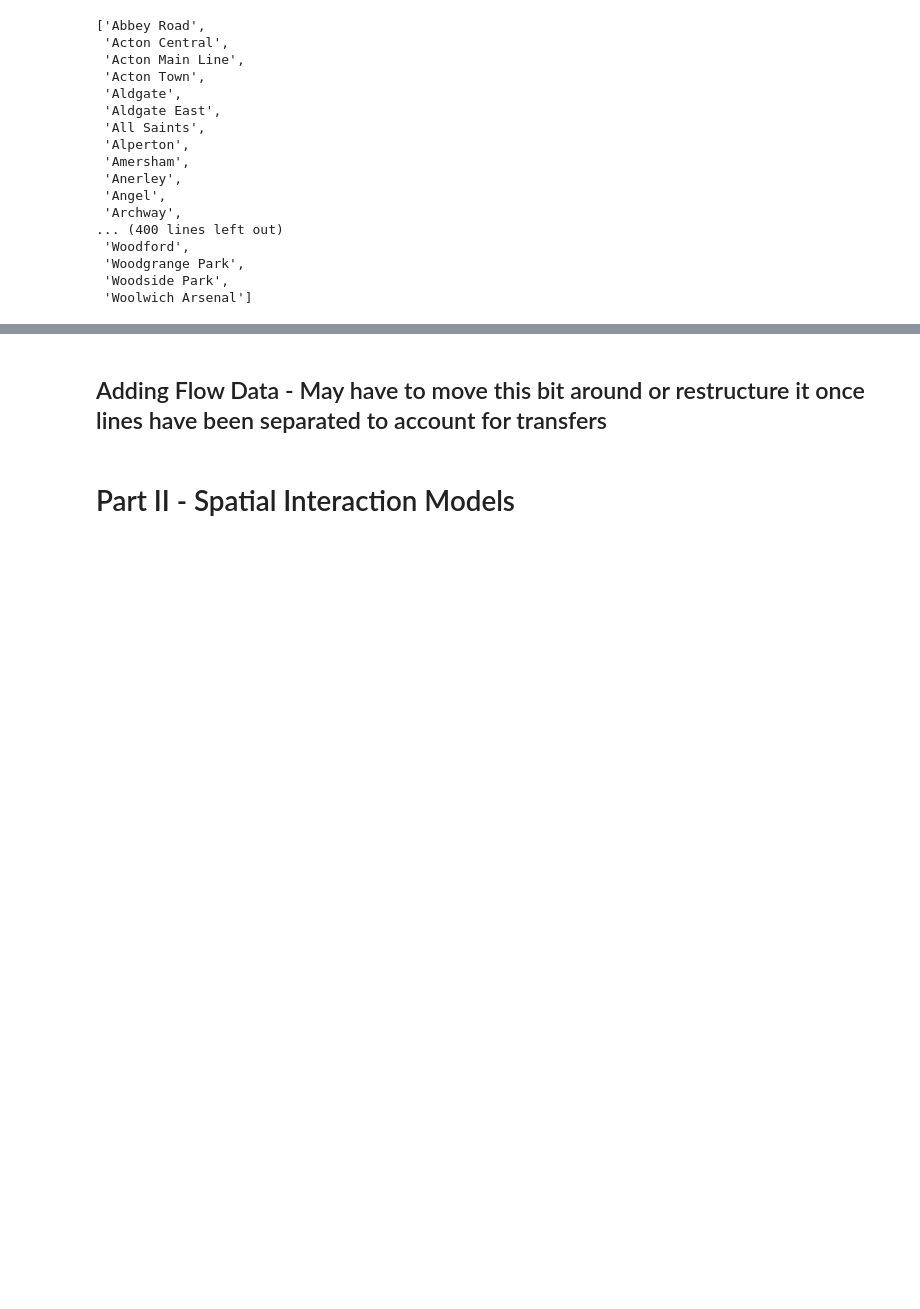
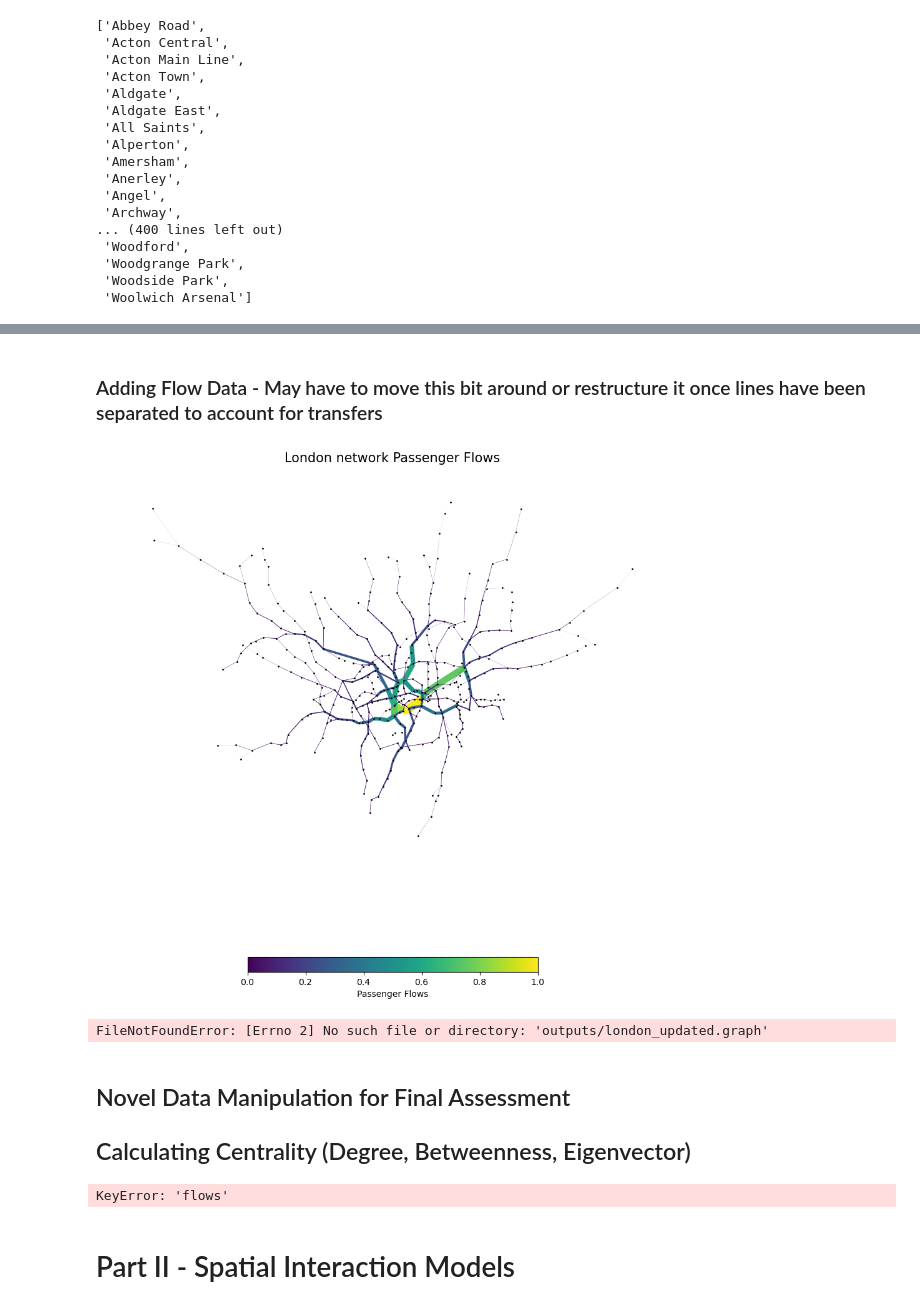
Before and after one commit to grolls23/UrbsimAssessment, a Jupyter notebook: UrbsimFinal.ipynb, the cells around one changed output, grey strips where cells are left out. Cells and saved outputs as stored; diff of their text form; code cells hidden in the pictures; blank space fills up the shorter version.

Commit message:
Save position before realising I have a graph file I can use

```diff
--- a/UrbsimFinal.ipynb
+++ b/UrbsimFinal.ipynb
@@ -418,7 +458,7 @@ _filter
 london_OD_AMpeak = london_OD_AMpeak[~london_OD_AMpeak.station_origin.isin(_filter)]
 london_OD_AMpeak = london_OD_AMpeak[~london_OD_AMpeak.station_destination.isin(_filter)]
 # %% [markdown]
-## Adding Flow Data - May have to move this bit around or restructure it once lines have been separated to account for transfers
+### Adding Flow Data - May have to move this bit around or restructure it once lines have been separated to account for transfers
 # %%
 #Add flow data to our network
 
@@ -472,11 +512,6 @@ for i in G.nodes():
     G.nodes[i]['coords'] = str(G.nodes[i]['coords'])
 nx.write_graphml_lxml(G, "outputs/london_updated.graph")
 
-**Create OD pairs with distance, population and jobs**
-
-Lastly for our spatial interaction we need to add distance data to our OD list, as well as population and jobs.
-Since we don't have population and jobs data at a station level, we will use total in and out flows as proxies.
-
 #### Create Origin Destination matrix
 OD = pd.pivot_table(london_OD_AMpeak,
                     values ="flows",
@@ -507,35 +542,46 @@ for i, row in london_OD_AMpeak.iterrows():
     london_OD_AMpeak.loc[i, 'distance'] = distance
 
 # or you could use all_pairs_dijkstra_path_length(G, weight='length') to get all distances at once...
 london_OD_AMpeak.to_csv('outputs/london_flows.csv', index=False)
 
-There was some confusion about missing potential flows in the network for the assignment. This is how you would do the complete square matrix.
-
 # remove the ALL column and row
 OD_melt = OD.iloc[:-1,:-1]
 # melt OD back to a long dataframe
 OD_melt = OD_melt.reset_index().melt(id_vars='station_origin', value_vars=OD.columns[:-1])
 OD_melt.columns = ['station_origin', 'station_destination', 'flows']
 # remove the self flows
 OD_melt = OD_melt[OD_melt.station_origin != OD_melt.station_destination]
 OD_melt.head()
 
 
 OD_melt['population'] = OD_melt.station_origin.apply(lambda x: origin[x])
 OD_melt['jobs'] = OD_melt.station_destination.apply(lambda x: destination[x])
 
 # get distance between stations within the network
 OD_melt['distance'] = -1
 for i, row in OD_melt.iterrows():
     source = row.station_origin
     target = row.station_destination
     distance = nx.shortest_path_length(G, source, target, weight='length', method='dijkstra')
     OD_melt.loc[i, 'distance'] = distance
 
 print(OD_melt.shape)
 OD_melt.head()
 
 OD_melt.sort_values('flows', ascending=False).head(20)
+# %% [output]
+[figure, added]
+FileNotFoundError: [Errno 2] No such file or directory: 'outputs/london_updated.graph'
+# %% [markdown]
+## Novel Data Manipulation for Final Assessment
+## Calculating Centrality (Degree, Betweenness, Eigenvector)
+# %%
+#Test Edges for big station - KGX
+edge_interest = [(u,v, G[u][v]['flows'], G[u][v]['line_name']) for u,v in G.edges() if
+                 ((u == 'King\'s Cross St. Pancras') or (v == 'King\'s Cross St. Pancras'))]
+print("Edges of Interest: " + str(edge_interest))
+# %% [output]
+KeyError: 'flows'
 # %% [markdown]
 # Part II - Spatial Interaction Models
 # %% [markdown]
```
Also changed, not shown: parts of 7 cells of this notebook.
